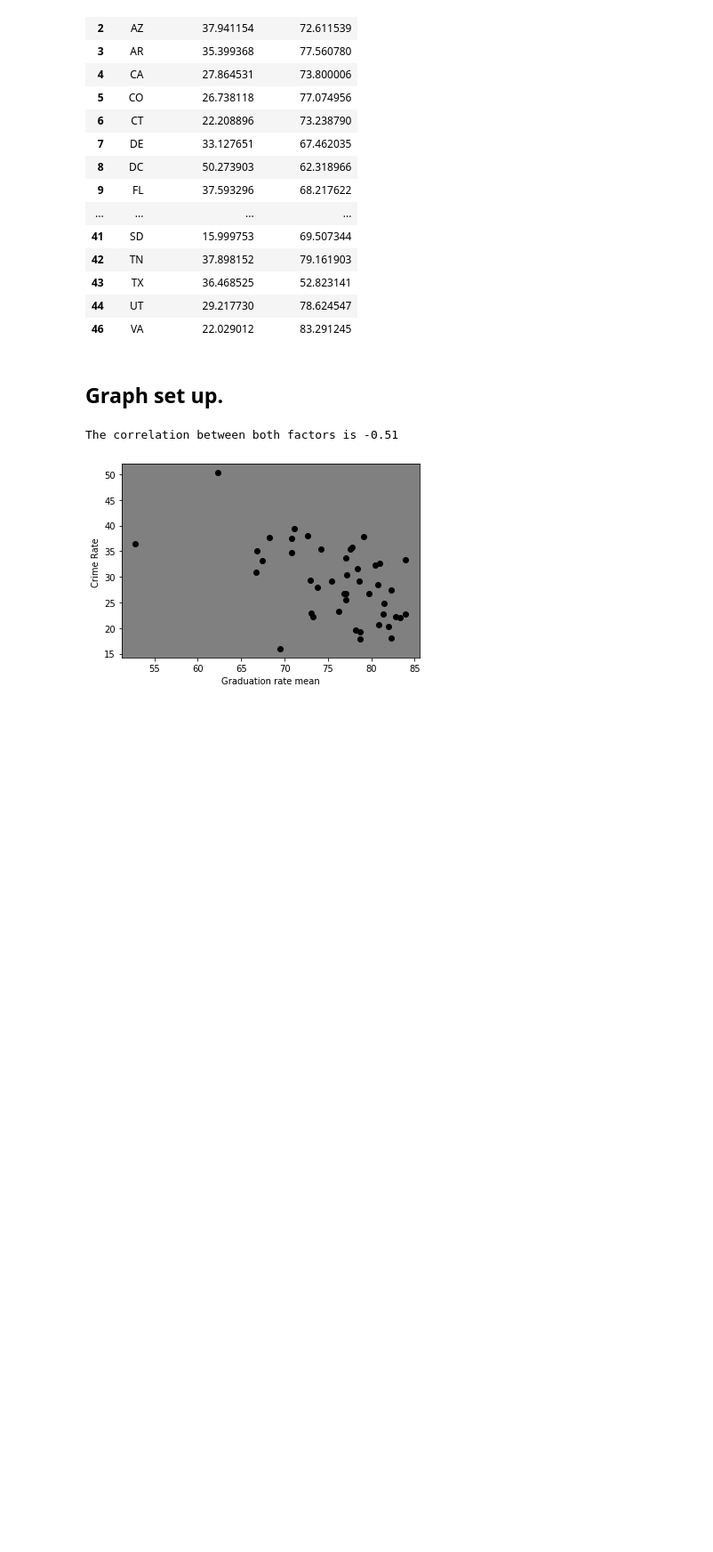
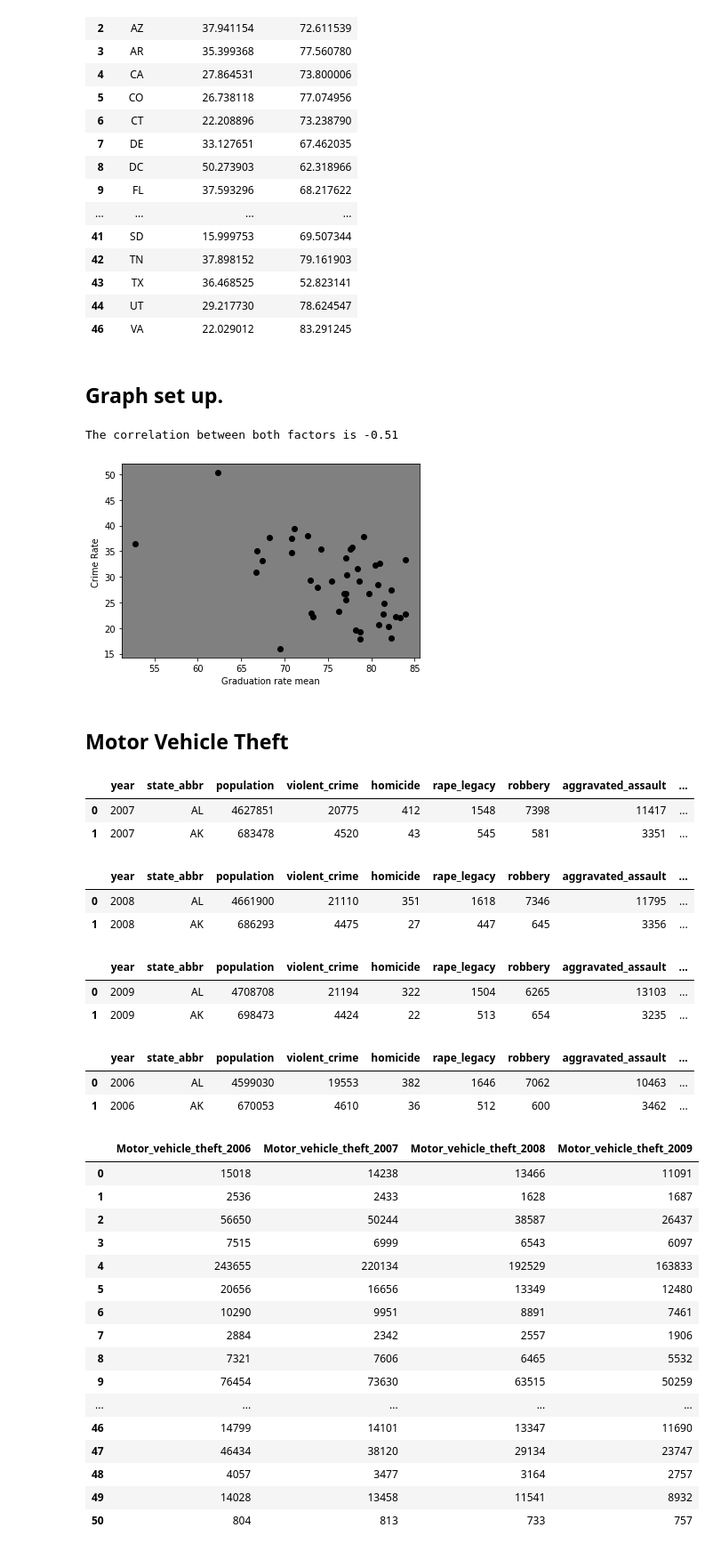
Before and after one commit to klcurtiss/Project1work, a Jupyter notebook: Kelly_project1.ipynb, the cells around one changed output. Shown at 89% size. Saved outputs shown, nothing was run; the diff lists cells and outputs as text; code cells hidden in the pictures; blank space fills up the shorter version.

```diff
--- a/Kelly_project1.ipynb
+++ b/Kelly_project1.ipynb
@@ -647,3 +772,55 @@ plt.show()
 # %% [output]
 The correlation between both factors is -0.51
 [figure]
+# %% [markdown]
+## Motor Vehicle Theft
+# %%
+crime_rates_2007.head(2)
+# %% [output]
+|  | year | state_abbr | population | violent_crime | homicide | rape_legacy | robbery | aggravated_assault | ... |
+| 0 | 2007 | AL | 4627851 | 20775 | 412 | 1548 | 7398 | 11417 | ... |
+| 1 | 2007 | AK | 683478 | 4520 | 43 | 545 | 581 | 3351 | ... |
+# %%
+crime_rates_2008.head(2)
+# %% [output]
+|  | year | state_abbr | population | violent_crime | homicide | rape_legacy | robbery | aggravated_assault | ... |
+| 0 | 2008 | AL | 4661900 | 21110 | 351 | 1618 | 7346 | 11795 | ... |
+| 1 | 2008 | AK | 686293 | 4475 | 27 | 447 | 645 | 3356 | ... |
+# %%
+crime_rates_2009.head(2)
+# %% [output]
+|  | year | state_abbr | population | violent_crime | homicide | rape_legacy | robbery | aggravated_assault | ... |
+| 0 | 2009 | AL | 4708708 | 21194 | 322 | 1504 | 6265 | 13103 | ... |
+| 1 | 2009 | AK | 698473 | 4424 | 22 | 513 | 654 | 3235 | ... |
+# %%
+crime_rates_2006.head(2)
+# %% [output]
+|  | year | state_abbr | population | violent_crime | homicide | rape_legacy | robbery | aggravated_assault | ... |
+| 0 | 2006 | AL | 4599030 | 19553 | 382 | 1646 | 7062 | 10463 | ... |
+| 1 | 2006 | AK | 670053 | 4610 | 36 | 512 | 600 | 3462 | ... |
+# %%
+crimerate_summary_table = pd.DataFrame({
+    "Motor_vehicle_theft_2006" : crime_rates_2006["motor_vehicle_theft"],
+    "Motor_vehicle_theft_2007" : crime_rates_2007["motor_vehicle_theft"],
+    "Motor_vehicle_theft_2008" : crime_rates_2008["motor_vehicle_theft"],
+    "Motor_vehicle_theft_2009" : crime_rates_2009["motor_vehicle_theft"]
+})
+crimerate_summary_table
+# %% [output]
+|  | Motor_vehicle_theft_2006 | Motor_vehicle_theft_2007 | Motor_vehicle_theft_2008 | Motor_vehicle_theft_2009 |
+| 0 | 15018 | 14238 | 13466 | 11091 |
+| 1 | 2536 | 2433 | 1628 | 1687 |
+| 2 | 56650 | 50244 | 38587 | 26437 |
+| 3 | 7515 | 6999 | 6543 | 6097 |
+| 4 | 243655 | 220134 | 192529 | 163833 |
+| 5 | 20656 | 16656 | 13349 | 12480 |
+| 6 | 10290 | 9951 | 8891 | 7461 |
+| 7 | 2884 | 2342 | 2557 | 1906 |
+| 8 | 7321 | 7606 | 6465 | 5532 |
+| 9 | 76454 | 73630 | 63515 | 50259 |
+| ... | ... | ... | ... | ... |
+| 46 | 14799 | 14101 | 13347 | 11690 |
+| 47 | 46434 | 38120 | 29134 | 23747 |
+| 48 | 4057 | 3477 | 3164 | 2757 |
+| 49 | 14028 | 13458 | 11541 | 8932 |
+| 50 | 804 | 813 | 733 | 757 |
```
Also changed, not shown: parts of 17 cells of this notebook.
